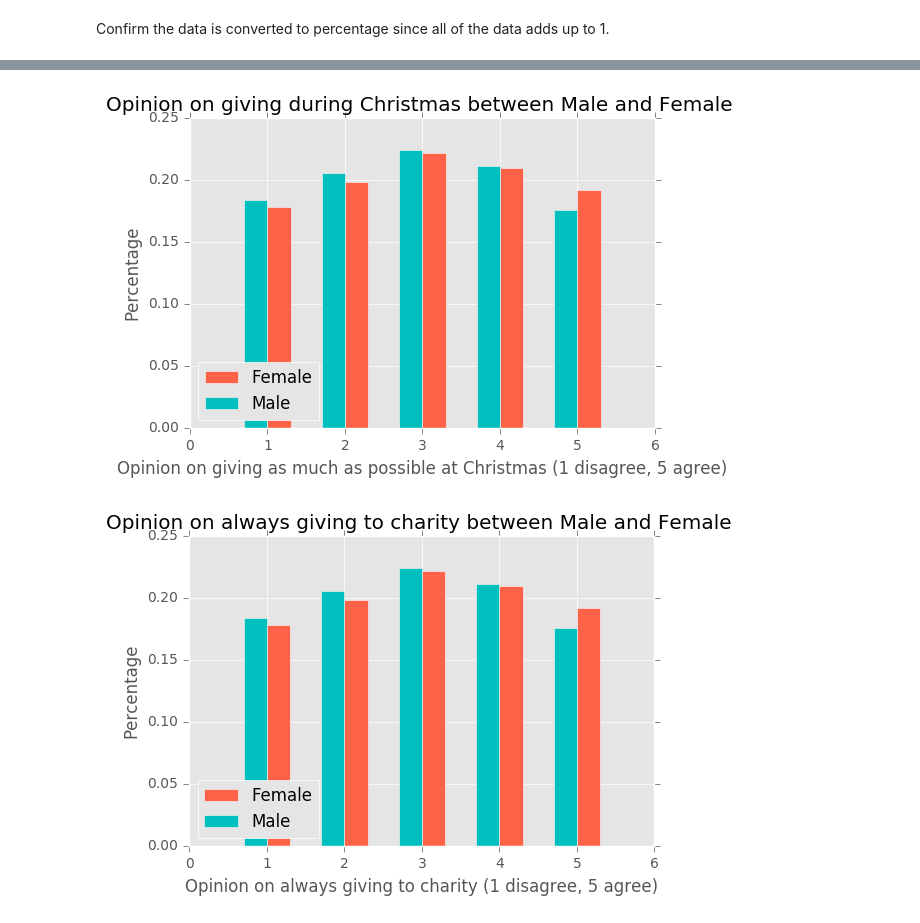
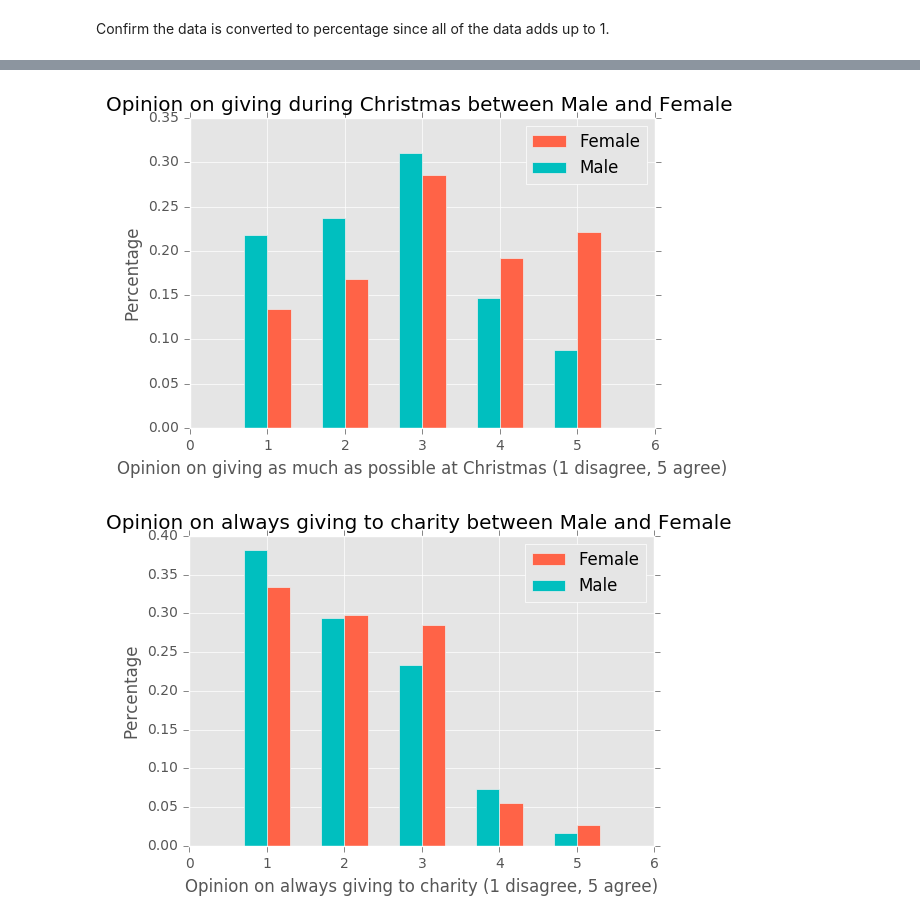
Before and after one commit to ehkhong/sta-141b-proj, a Jupyter notebook: Calculated2.py.ipynb, the cells around one changed output, grey strips where cells are left out. Saved outputs shown, nothing was run; the diff lists cells and outputs as text; code cells hidden in the pictures.

```diff
--- a/Calculated2.py.ipynb
+++ b/Calculated2.py.ipynb
@@ -380,14 +380,15 @@ m_study = pd.DataFrame(0, index = xrange(1,6) ,columns = study_col)
 for index, row in f_data.iterrows():
     for y in study_col:
         try:
-            f_study.loc[row,y] += 1
+            f_study.loc[row[y],y] += 1
+            print
         except:
             continue
 # %%
 for index, row in m_data.iterrows():
     for y in study_col:
         try:
-            m_study.loc[row,y] += 1
+            m_study.loc[row[y],y] += 1
         except:
             continue
 # %%
@@ -491,23 +492,23 @@ plt.show()
 # %%
 plt.bar(bar_locations, f_study['Giving'], bar_width, color = 'tomato', label = 'Female')
 plt.bar(bar_locations - bar_width, m_study['Giving'], bar_width, color='c', label = 'Male')
-plt.legend(["Female", "Male"], loc = 'lower left')
+plt.legend(["Female", "Male"], loc = 'upper right')
 plt.xlabel('Opinion on giving as much as possible at Christmas (1 disagree, 5 agree)')
 plt.ylabel('Percentage')
 plt.title('Opinion on giving during Christmas between Male and Female ')
 plt.show()
 # %% [output]
-[figure, old version]
+[figure, new version]
 # %%
 plt.bar(bar_locations, f_study['Charity'], bar_width, color = 'tomato', label = 'Female')
 plt.bar(bar_locations - bar_width, m_study['Charity'], bar_width, color='c', label = 'Male')
-plt.legend(["Female", "Male"], loc = 'lower left')
+plt.legend(["Female", "Male"], loc = 'upper right')
 plt.xlabel('Opinion on always giving to charity (1 disagree, 5 agree)')
 plt.ylabel('Percentage')
 plt.title('Opinion on always giving to charity between Male and Female ')
 plt.show()
 # %% [output]
-[figure, old version]
+[figure, new version]
 # %%
 plt.bar(bar_locations, f_study['Appearence and gestures'], bar_width, color = 'tomato', label = 'Female')
 plt.bar(bar_locations - bar_width, m_study['Appearence and gestures'], bar_width, color='c', label = 'Male')
```
Also changed, not shown: parts of 15 cells of this notebook.
